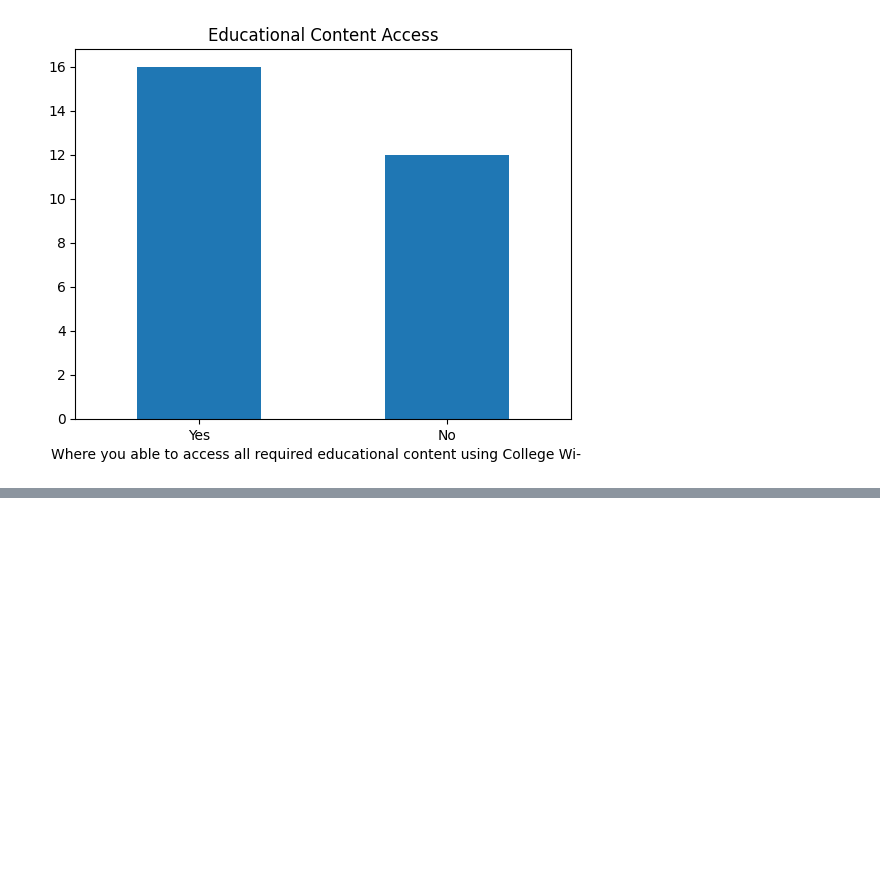
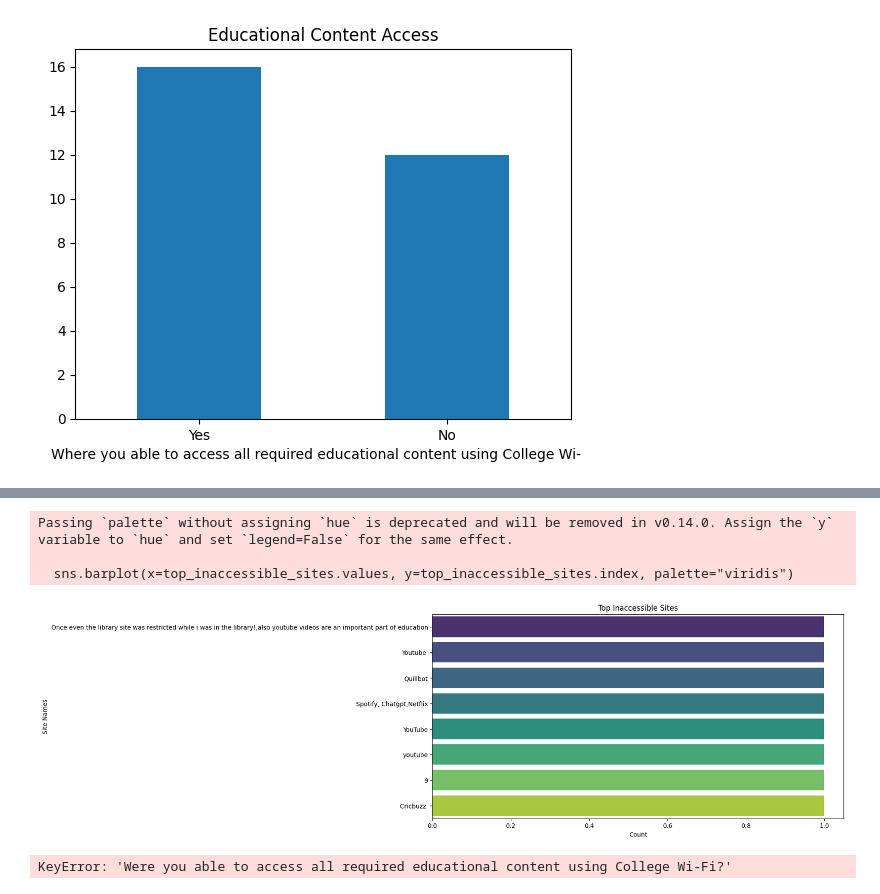
Before and after one commit to falak105/MSCDS-B, a Jupyter notebook: CAC2/CAC2.ipynb, the cells around one changed output, grey strips where cells are left out. Drawn from its saved outputs; the diff is of its cells as text; code cells hidden in the pictures; blank space fills up the shorter version.

```diff
--- a/CAC2/CAC2.ipynb
+++ b/CAC2/CAC2.ipynb
@@ -102,0 +58,49 @@ NameError: name 'df' is not defined
+# %%
+
+
+# Filter out rows where the "If no, please enter the site names you're not able to access" column is not empty
+df[df['If no, please enter the site names you\'re not able to access'].notnull()]
+
+# Count and visualize the top inaccessible sites
+top_inaccessible_sites = df['If no, please enter the site names you\'re not able to access'].value_counts().head(10)
+
+plt.figure(figsize=(12, 6))
+sns.barplot(x=top_inaccessible_sites.values, y=top_inaccessible_sites.index, palette="viridis")
+plt.title('Top Inaccessible Sites')
+plt.xlabel('Count')
+plt.ylabel('Site Names')
+plt.show()
+# %% [output]
+Passing `palette` without assigning `hue` is deprecated and will be removed in v0.14.0. Assign the `y` variable to `hue` and set `legend=False` for the same effect.
+
+  sns.barplot(x=top_inaccessible_sites.values, y=top_inaccessible_sites.index, palette="viridis")
+[figure, added]
+# %%
+
+
+# Count the number of individuals who were able to access all required educational content using College Wi-Fi
+accessed_content_count = df[df['Were you able to access all required educational content using College Wi-Fi?'] == 'Yes'].shape[0]
+
+# Count the number of individuals who were not able to access all required educational content using College Wi-Fi
+not_accessed_content_count = df[df['Were you able to access all required educational content using College Wi-Fi?'] == 'No'].shape[0]
+
+# Calculate the percentages
+total_count = len(df)
+accessed_content_percentage = (accessed_content_count / total_count) * 100
+not_accessed_content_percentage = (not_accessed_content_count / total_count) * 100
+
+# Create a pie chart to visualize the percentages
+labels = 'Accessed Content', 'Did Not Access Content'
+sizes = [accessed_content_percentage, not_accessed_content_percentage]
+colors = ['lightblue', 'lightcoral']
+explode = (0.1, 0)  # Explode the "Accessed Content" slice
+plt.pie(sizes, explode=explode, labels=labels, colors=colors, autopct='%1.1f%%', shadow=True, startangle=140)
+plt.axis('equal')  # Equal aspect ratio ensures the pie chart is circular.
+
+# Add a title
+plt.title("Access to Educational Content Using College Wi-Fi")
+
+# Display the pie chart
+plt.show()
+# %% [output]
+KeyError: 'Were you able to access all required educational content using College Wi-Fi?'
```
Also changed, not shown: parts of 3 cells of this notebook.
